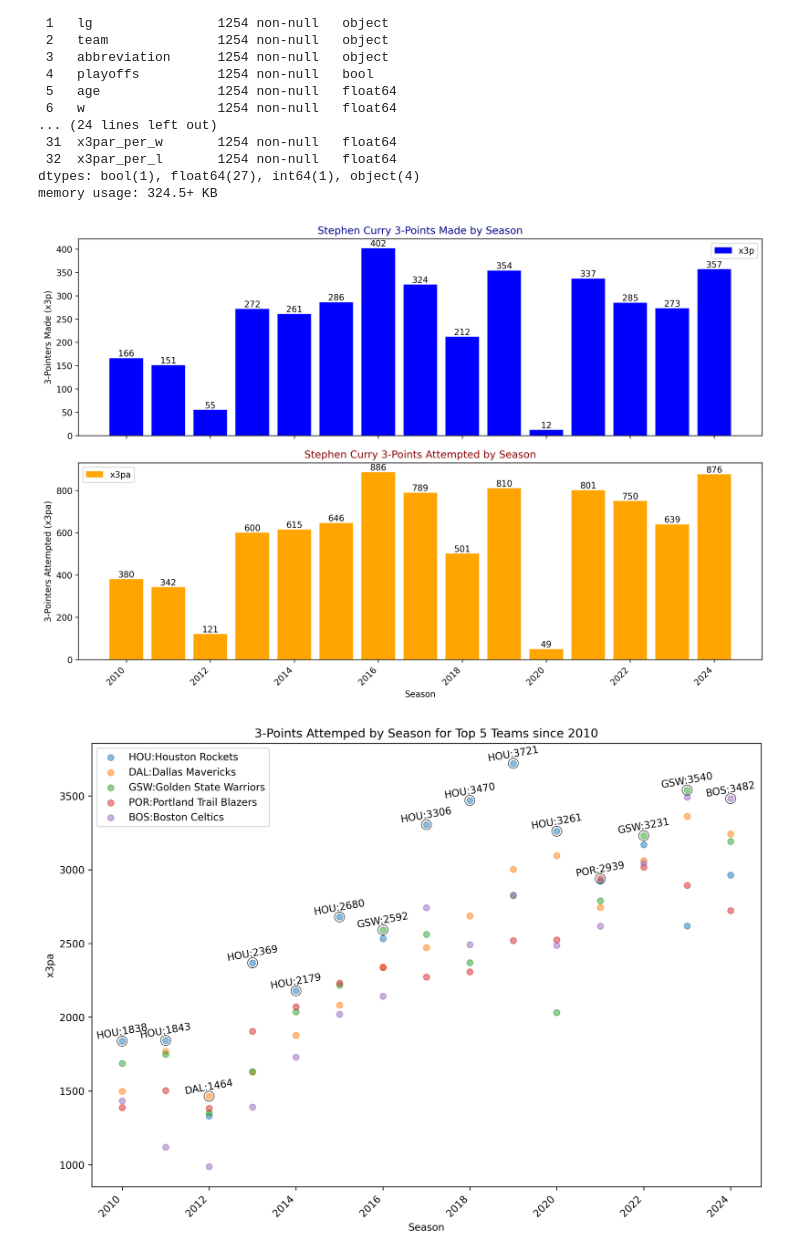
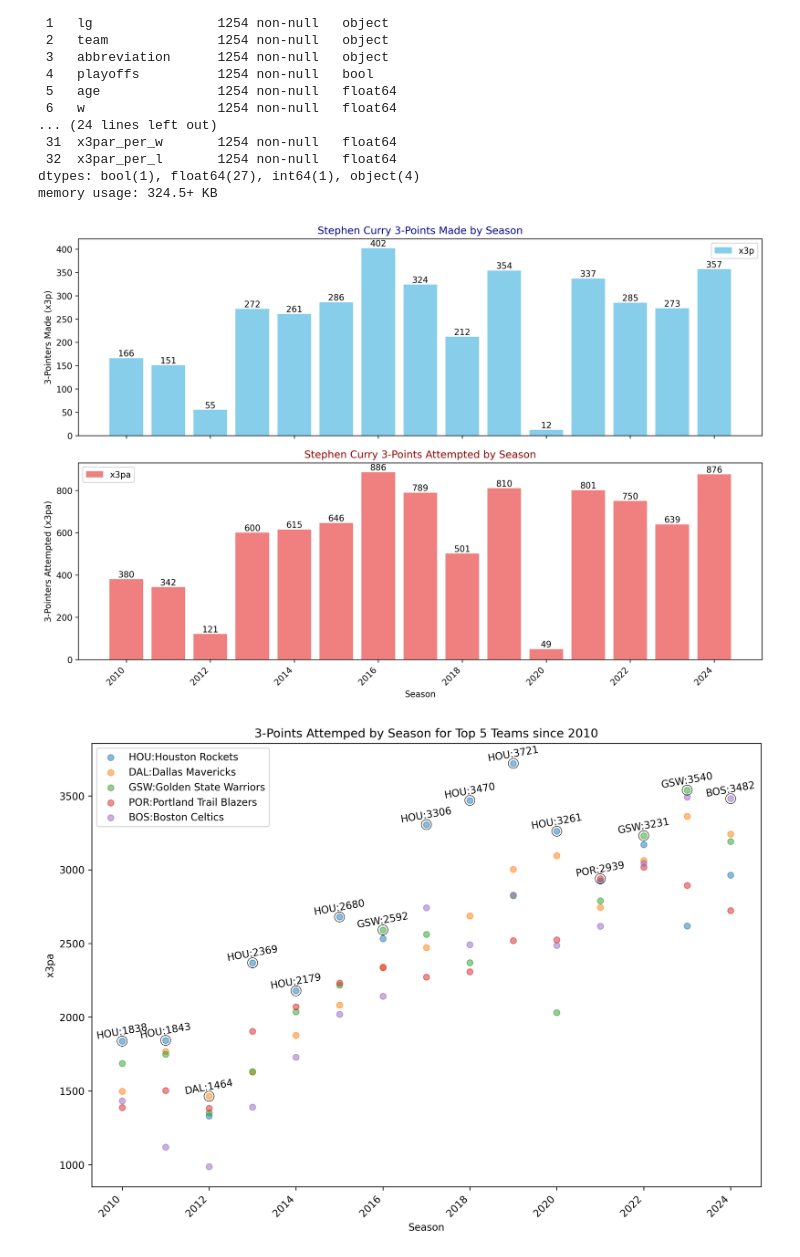
Before and after one commit to ThiwakornC/Spotter-NBA, a Jupyter notebook: Spotter_NBAStats_Main.ipynb, the cells around one changed output. Saved outputs shown, nothing was run; the diff lists cells and outputs as text; code cells hidden in the pictures.

```diff
--- a/Spotter_NBAStats_Main.ipynb
+++ b/Spotter_NBAStats_Main.ipynb
@@ -91,36 +91,36 @@ grouped_x3pa = stephen_curry_data.groupby('season')['x3pa'].sum()
 fig, axes = plt.subplots(2, 1, figsize=(12, 8), sharex=True, dpi=300)
 
 # Plot x3p on axes1 with values on bars
-bars1 = axes[0].bar(grouped_x3p.index, grouped_x3p.values, color='blue', label='x3p')
+bars1 = axes[0].bar(grouped_x3p.index, grouped_x3p.values, color='skyblue', label='x3p')
 axes[0].set_ylabel('3-Pointers Made (x3p)')
 axes[0].set_title('Stephen Curry 3-Points Made by Season', color='darkblue')
 axes[0].legend()
 
 # Add values on top of bars for x3p
 for bar in bars1:
     height = bar.get_height()
     axes[0].text(bar.get_x() + bar.get_width() / 2, height, int(height), ha='center', va='bottom')
 
 # Plot x3pa on axes2 with values on bars
-bars2 = axes[1].bar(grouped_x3pa.index, grouped_x3pa.values, color='orange', label='x3pa')
+bars2 = axes[1].bar(grouped_x3pa.index, grouped_x3pa.values, color='lightcoral', label='x3pa')
 axes[1].set_xlabel('Season')
 axes[1].set_ylabel('3-Pointers Attempted (x3pa)')
 axes[1].set_title('Stephen Curry 3-Points Attempted by Season', color='darkred')
 axes[1].legend()
 
 # Add values on top of bars for x3pa
 for bar in bars2:
     height = bar.get_height()
     axes[1].text(bar.get_x() + bar.get_width() / 2, height, int(height), ha='center', va='bottom')
 
 # Rotate x-axis labels for better readability
 plt.xticks(rotation=45, ha='right')
 
 # Adjust layout and show the plot
 plt.tight_layout()
 plt.show()
 # %% [output]
-[figure, old version]
+[figure, new version]
 # %%
 # Filter data for seasons since 2010
 filtered_df = df_teamtotal[df_teamtotal['season'] >= 2010]
```
